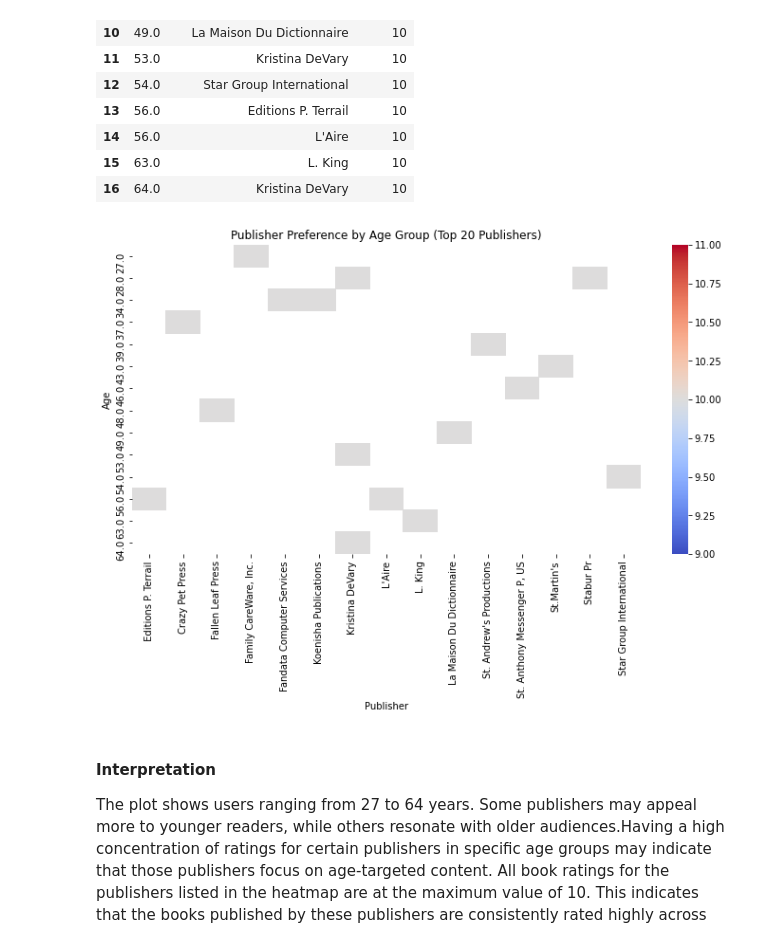
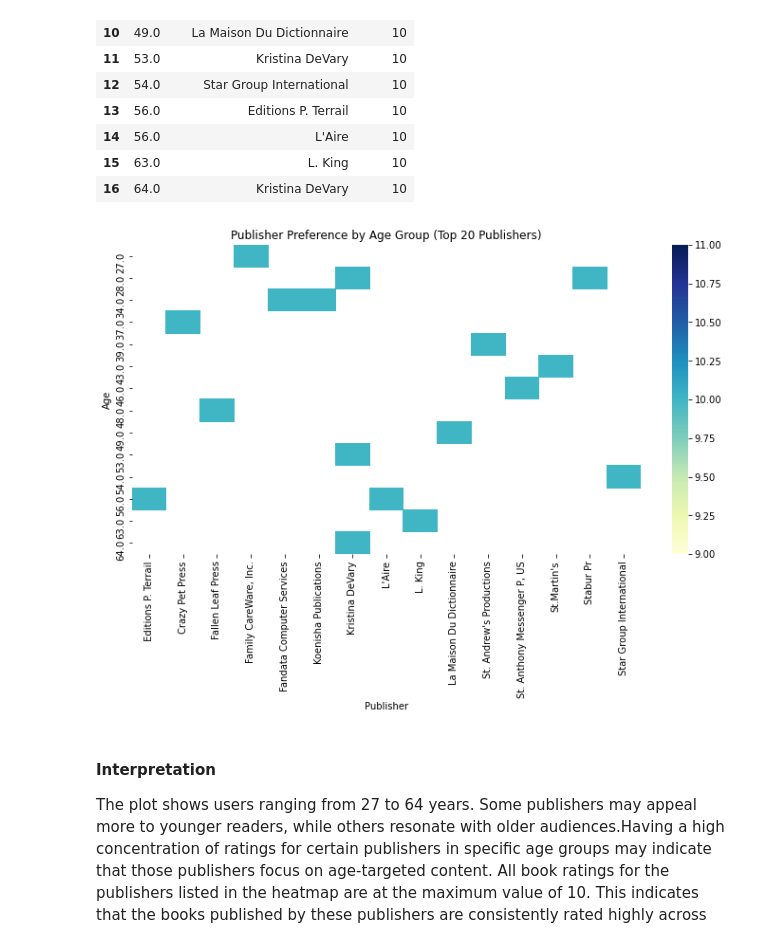
Before and after one commit to Mr-PeterMaina/PHASE-4, a Jupyter notebook: Book_Recommendation_System.ipynb, the cells around one changed output. Cells and saved outputs as stored; diff of their text form; code cells hidden in the pictures.

```diff
--- a/Phase4project.ipynb
+++ b/Book_Recommendation_System.ipynb
@@ -555,17 +564,17 @@ publisher_pref_by_age
 # %%
 # Create the pivot table for the heatmap
 pivot_table = publisher_pref_by_age.pivot(index='Age', columns='Publisher', values='Rating')
 
 # Plot the heatmap
 plt.figure(figsize=(12, 6))
-sns.heatmap(pivot_table, cmap='coolwarm', annot=False)
+sns.heatmap(pivot_table, cmap='YlGnBu', annot=False)
 plt.title('Publisher Preference by Age Group (Top 20 Publishers)')
 plt.xlabel('Publisher')
 plt.ylabel('Age')
 plt.xticks(rotation=90)
 plt.show()
 # %% [output]
-[figure, old version]
+[figure, new version]
 # %% [markdown]
 #### Interpretation
 The plot shows users ranging from 27 to 64 years. Some publishers may appeal more to younger readers, while others resonate with older audiences.Having a high concentration of ratings for certain publishers in specific age groups may indicate that those publishers focus on age-targeted content. All book ratings for the publishers listed in the heatmap are at the maximum value of 10. This indicates that the books published by these publishers are consistently rated highly across all age groups represented in the dataset. The consistent high ratings across various age groups suggest that the books from these publishers have a wide appeal and are well-received by readers of different ages. If some publishers have more ratings across different age groups, it can indicate they have a broader market reach or are more popular among various demographics.
```
Also changed, not shown: parts of 31 cells of this notebook, 4 other files.
